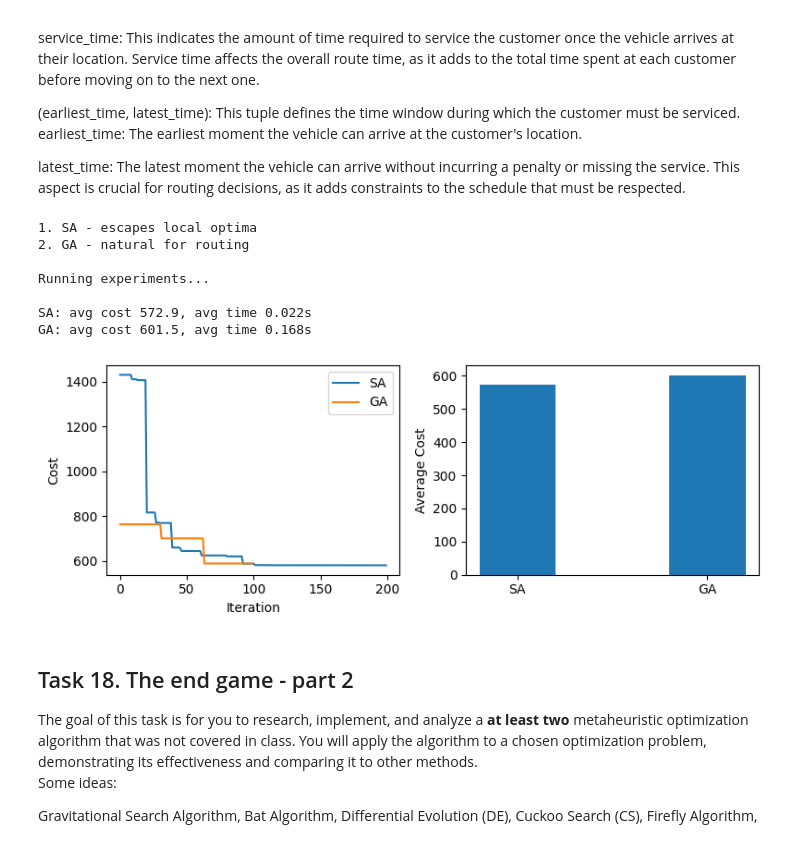
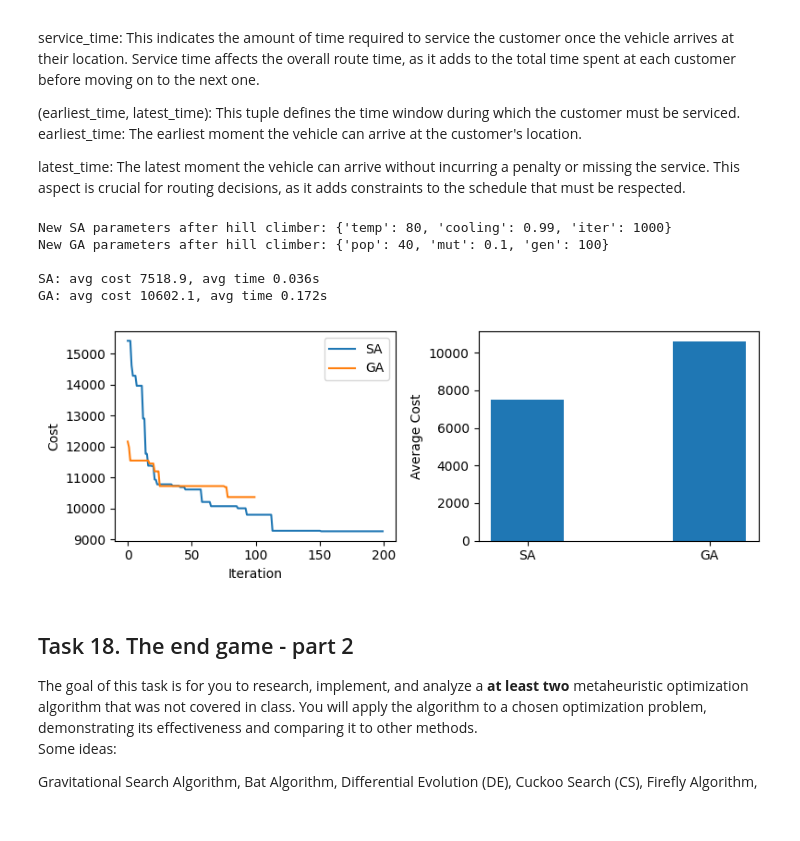
Before and after one commit to MarkoPl08/marko_pleslic_algoritmi_18, a Jupyter notebook: ProjectGuide.ipynb, the cells around one changed output. Drawn from its saved outputs; the diff is of its cells as text; code cells hidden in the pictures.

```diff
--- a/ProjectGuide.ipynb
+++ b/ProjectGuide.ipynb
@@ -1881,6 +1875,47 @@ routing_rules = {
 def distance(p1, p2):
     return np.sqrt((p1[0] - p2[0])**2 + (p1[1] - p2[1])**2)
 
+def calculate_route_time_and_penalties(route):
+    if not route:
+        return 0, 0
+
+    current_time = 0
+    total_distance = 0
+    time_penalty = 0
+
+    first_customer = customers[route[0]]
+    current_time += distance(depot, first_customer[2])
+    total_distance += distance(depot, first_customer[2])
+
+    earliest, latest = first_customer[4]
+    if current_time < earliest:
+        current_time = earliest
+    elif current_time > latest:
+        time_penalty += (current_time - latest) * 50
+
+    current_time += first_customer[3]
+
+    for i in range(1, len(route)):
+        prev_customer = customers[route[i-1]]
+        curr_customer = customers[route[i]]
+
+        travel_time = distance(prev_customer[2], curr_customer[2])
+        current_time += travel_time
+        total_distance += travel_time
+
+        earliest, latest = curr_customer[4]
+        if current_time < earliest:
+            current_time = earliest
+        elif current_time > latest:
+            time_penalty += (current_time - latest) * 50
+
+        current_time += curr_customer[3]
+
+    last_customer = customers[route[-1]]
+    total_distance += distance(last_customer[2], depot)
+
+    return total_distance, time_penalty
+
 def evaluate(solution):
     total_distance = 0
     penalty = 0
@@ -1890,11 +1925,9 @@ def evaluate(solution):
         if not route:
             continue
 
-        dist = distance(depot, customers[route[0]][2])
-        for i in range(len(route) - 1):
-            dist += distance(customers[route[i]][2], customers[route[i+1]][2])
-        dist += distance(customers[route[-1]][2], depot)
+        dist, time_penalty = calculate_route_time_and_penalties(route)
         total_distance += dist
+        penalty += time_penalty
 
         demand = sum(customers[i][1] for i in route)
         if demand > vehicles[v_idx]['capacity']:
@@ -2043,13 +2076,10 @@ def hill_climber_optimize(algo_type):
                 best_params = params
         return best_params
 
-print("1. SA - escapes local optima")
-print("2. GA - natural for routing\n")
-
 sa_params = hill_climber_optimize('SA')
 ga_params = hill_climber_optimize('GA')
-
-print("Running experiments...")
+print(f"New SA parameters after hill climber: {sa_params}")
+print(f"New GA parameters after hill climber: {ga_params}")
 sa_times, ga_times = [], []
 sa_costs, ga_costs = [], []
 
@@ -2060,40 +2090,38 @@ for _ in range(3):
     sa_costs.append(cost)
 
     start = time.time()
     _, cost, history = genetic_algorithm(ga_params['pop'], ga_params['mut'], ga_params['gen'])
     ga_times.append(time.time() - start)
     ga_costs.append(cost)
 
 print(f"\nSA: avg cost {np.mean(sa_costs):.1f}, avg time {np.mean(sa_times):.3f}s")
 print(f"GA: avg cost {np.mean(ga_costs):.1f}, avg time {np.mean(ga_times):.3f}s")
 
 _, _, sa_conv = simulated_annealing(sa_params['temp'], sa_params['cooling'], sa_params['iter'])
 _, _, ga_conv = genetic_algorithm(ga_params['pop'], ga_params['mut'], ga_params['gen'])
 
 plt.figure(figsize=(8, 3))
 plt.subplot(1, 2, 1)
 plt.plot(sa_conv[:200], label='SA')
 plt.plot(ga_conv, label='GA')
 plt.xlabel('Iteration')
 plt.ylabel('Cost')
 plt.legend()
 
 plt.subplot(1, 2, 2)
 x = [0, 1]
 plt.bar(x, [np.mean(sa_costs), np.mean(ga_costs)], width=0.4)
 plt.xticks(x, ['SA', 'GA'])
 plt.ylabel('Average Cost')
 plt.tight_layout()
 plt.show()
 # %% [output]
-1. SA - escapes local optima
-2. GA - natural for routing
+New SA parameters after hill climber: {'temp': 80, 'cooling': 0.99, 'iter': 1000}
+New GA parameters after hill climber: {'pop': 40, 'mut': 0.1, 'gen': 100}
 
-Running experiments...
-
-SA: avg cost 572.9, avg time 0.022s
-GA: avg cost 601.5, avg time 0.168s
+SA: avg cost 7518.9, avg time 0.036s
+GA: avg cost 10602.1, avg time 0.172s
-[figure, old version]
+[figure, new version]
 # %% [markdown]
 <h2> Task 18. The end game - part 2 </h2>
 The goal of this task is for you to research, implement, and analyze a <b> at least two </b> metaheuristic optimization algorithm that was not covered in class. You will apply the algorithm to a chosen optimization problem, demonstrating its effectiveness and comparing it to other methods.
```
Also changed, not shown: parts of 9 cells of this notebook.
